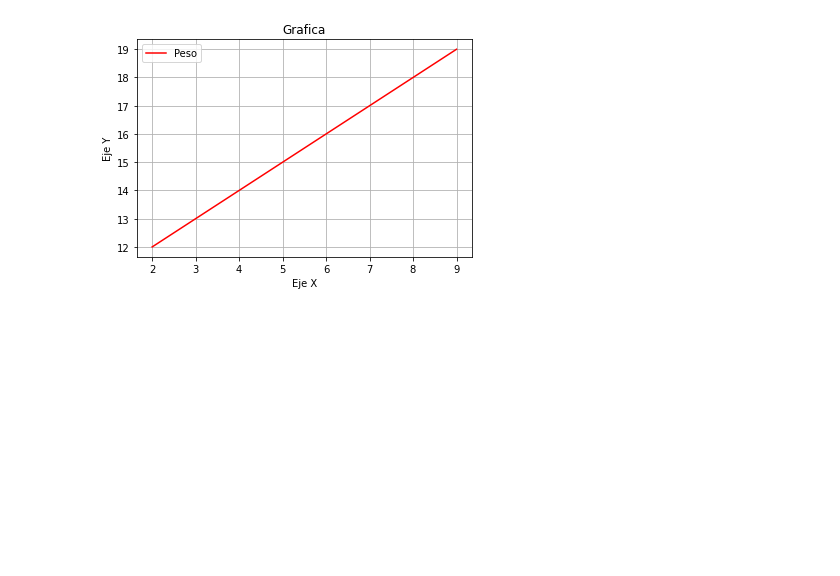
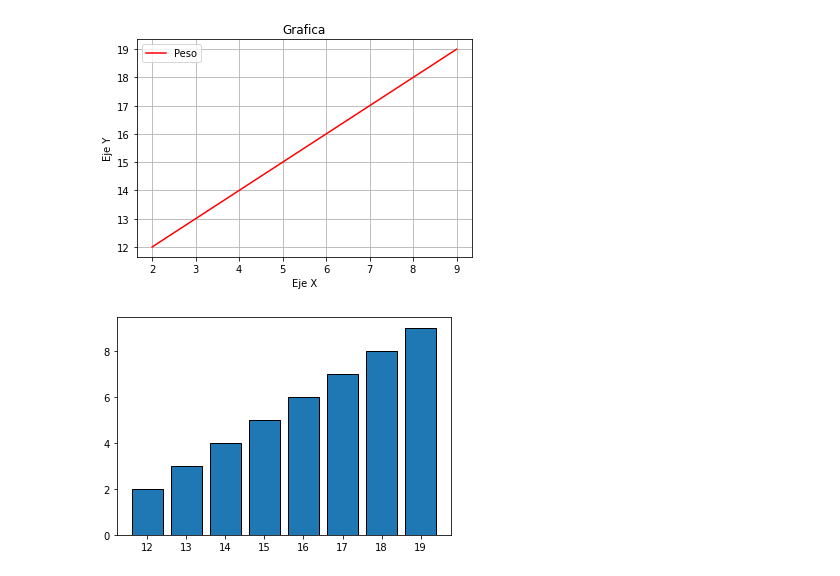
Before and after one commit to juank27/Ejercicios_IA, a Jupyter notebook: utl_librerias.ipynb, the cells around one changed output. Drawn from its saved outputs; the diff is of its cells as text; code cells hidden in the pictures; blank space fills up the shorter version.

```diff
--- a/utl_librerias.ipynb
+++ b/utl_librerias.ipynb
@@ -47,0 +45,6 @@ plt.plot()
+# %%
+#grafico de barras
+plt.bar(y,x, edgecolor='black')
+plt.show()
+# %% [output]
+[figure, added]
```
Also changed, not shown: parts of 5 cells of this notebook, 3 other files.
